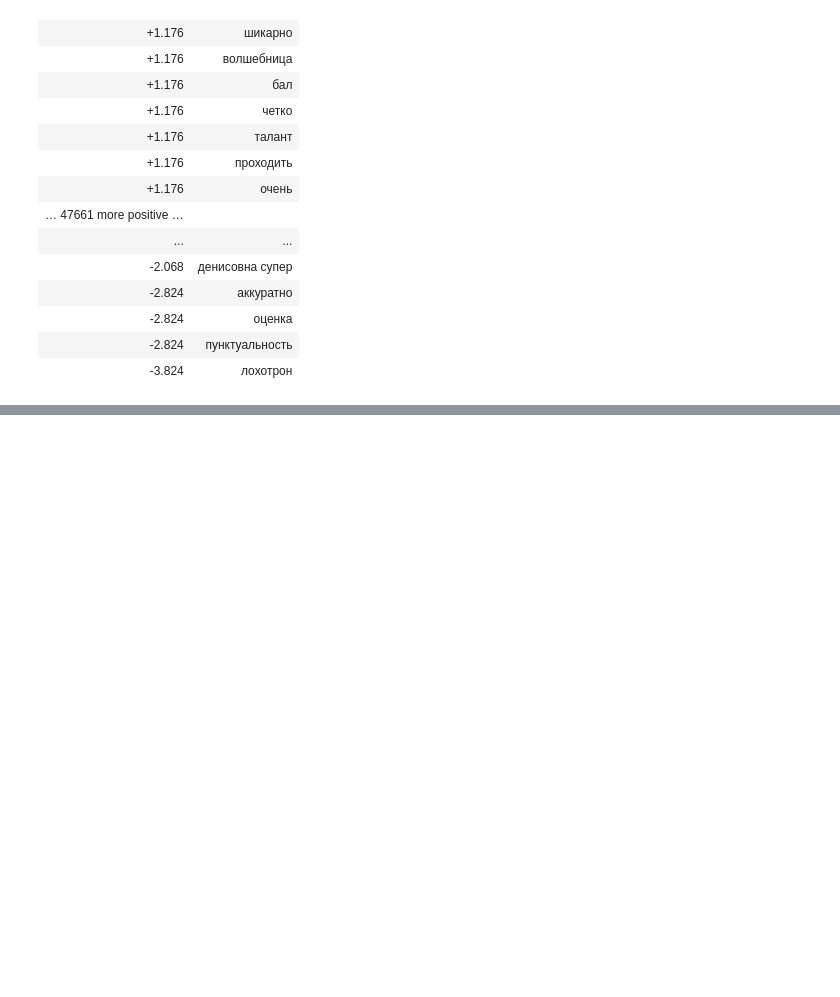
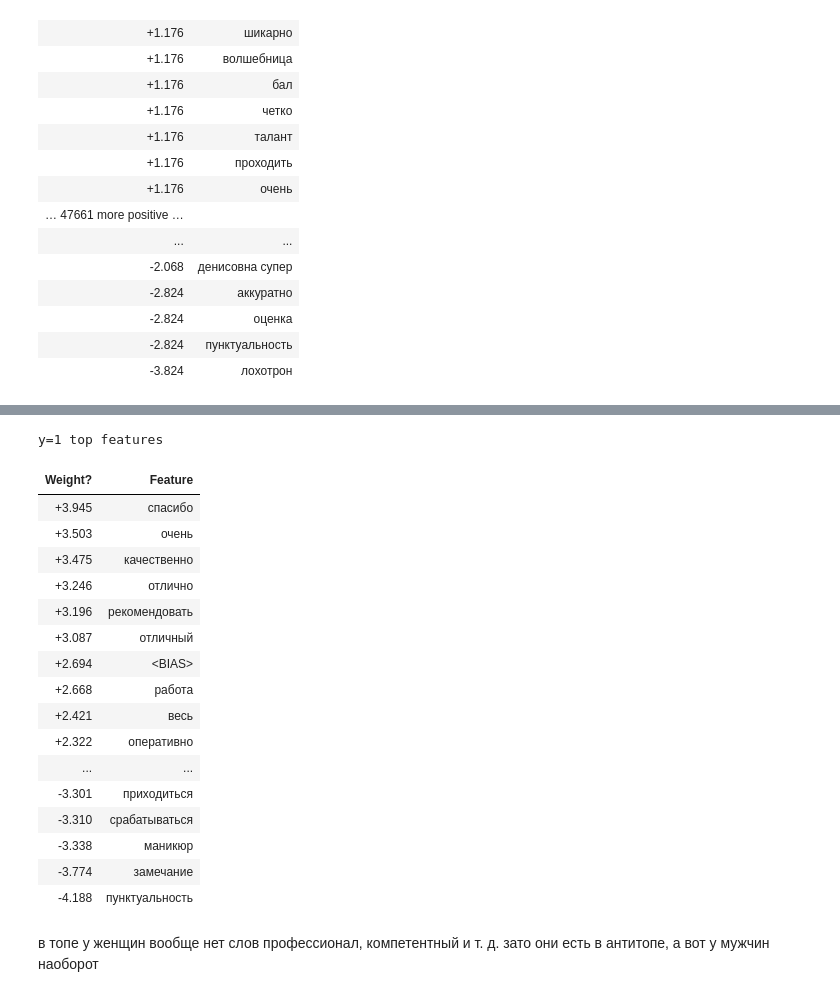
Before and after one commit to nezubkova/nlp-gender, a Jupyter notebook: analysis.ipynb, the cells around one changed output, grey strips where cells are left out. Drawn from its saved outputs; the diff is of its cells as text; code cells hidden in the pictures; blank space fills up the shorter version.

```diff
--- a/analysis.ipynb
+++ b/analysis.ipynb
@@ -346,0 +443,13 @@ y top features
+# %%
+vec_fb = TfidfVectorizer(ngram_range=(1, 3), max_features=10000)
+vec_train_fb = vec_fb.fit_transform(x_train_fb)
+vec_test_fb = vec_fb.transform(x_test_fb)
+
+
+scaler_fb = MaxAbsScaler()
+vec_train_fb = scaler_fb.fit_transform(vec_train_fb)
+vec_test_fb = scaler_fb.transform(vec_test_fb)
+# %%
+logreg_f = LogisticRegression()
+logreg_cv_f = GridSearchCV(logreg_f, grid, cv=5)
+logreg_cv_f.fit(vec_train_fb, y_train_fb)
@@ -346,0 +482,4 @@ y top features
+# %%
+log_f = LogisticRegression(C=10, penalty='l2', solver='lbfgs')
+log_f.fit(vec_train_fb, y_train_fb)
+preds_fb = log_f.predict(vec_test_fb)
@@ -346,0 +497,24 @@ y top features
+# %%
+eli5.sklearn.explain_weights_sklearn(log_f, vec=vec_fb, top=100)
+# %% [output]
+y=1 top features
+| Weight? | Feature |
+| +3.945 | спасибо |
+| +3.503 | очень |
+| +3.475 | качественно |
+| +3.246 | отлично |
+| +3.196 | рекомендовать |
+| +3.087 | отличный |
+| +2.694 | <BIAS> |
+| +2.668 | работа |
+| +2.421 | весь |
+| +2.322 | оперативно |
+| ... | ... |
+| -3.301 | приходиться |
+| -3.310 | срабатываться |
+| -3.338 | маникюр |
+| -3.774 | замечание |
+| -4.188 | пунктуальность |
+# %% [markdown]
+в топе у женщин вообще нет слов профессионал, компетентный и т. д.
+зато они есть в антитопе, а вот у мужчин наоборот
```
Also changed, not shown: parts of 23 cells of this notebook.
